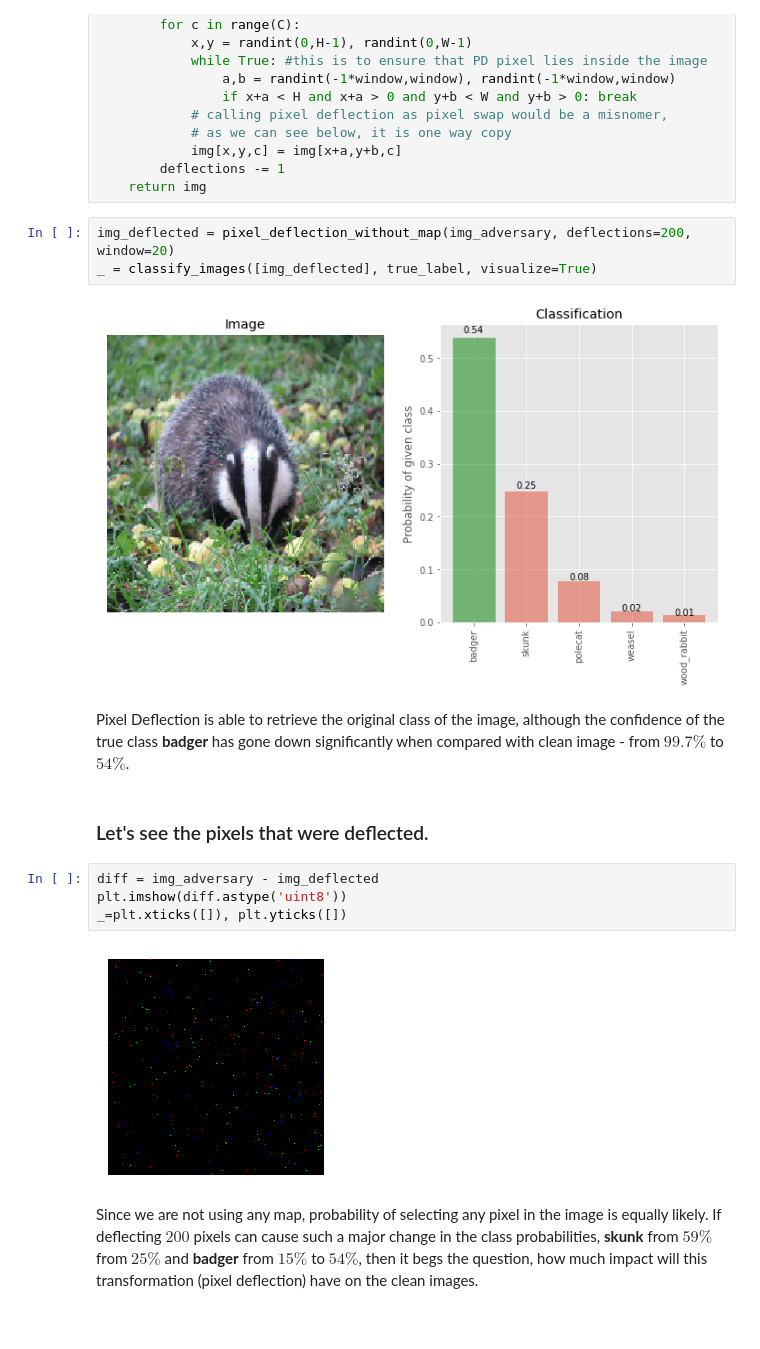
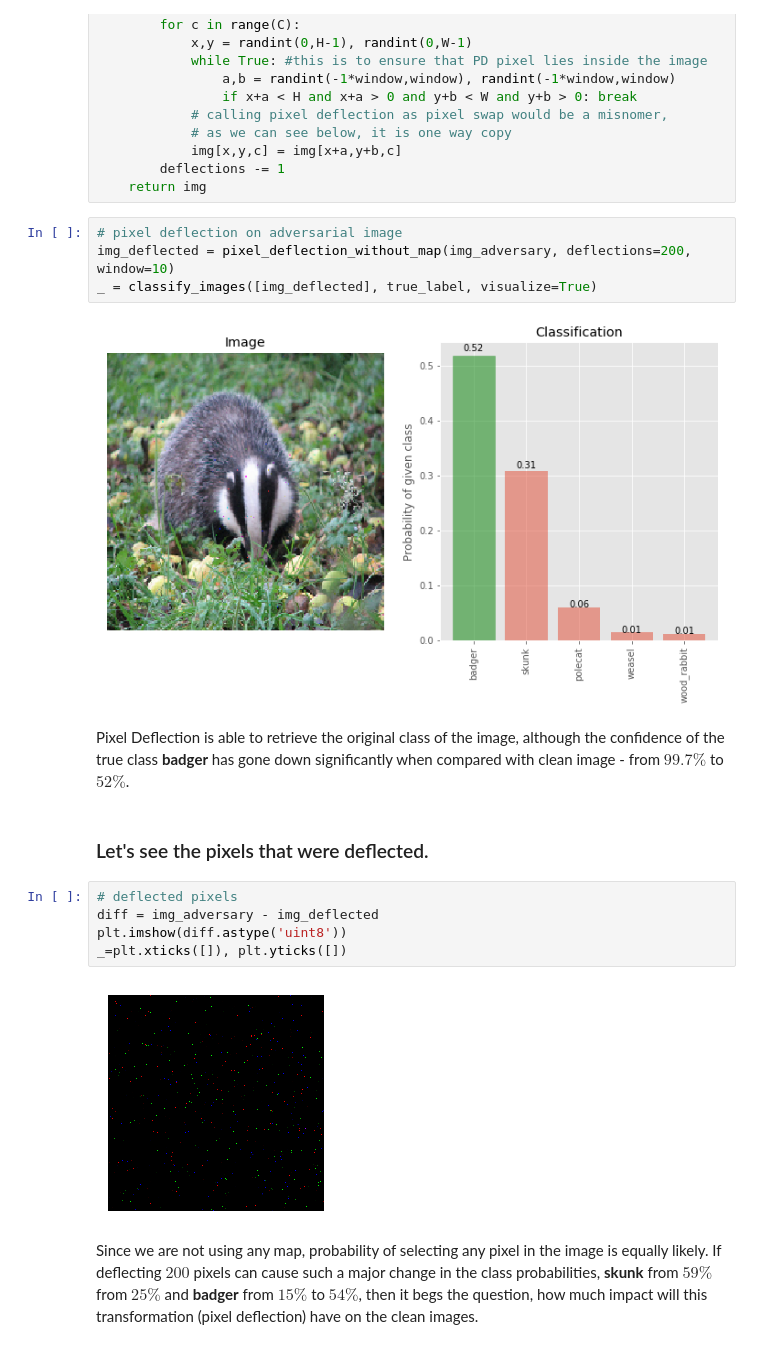
Before and after one commit to iamaaditya/pixel-deflection, a Jupyter notebook: demo.ipynb, the cells around one changed output. Drawn from its saved outputs; the diff is of its cells as text.

```diff
--- a/demo.ipynb
+++ b/demo.ipynb
@@ -123,15 +123,17 @@ def pixel_deflection_without_map(img, deflections, window):
         deflections -= 1
     return img
 # %%
-img_deflected = pixel_deflection_without_map(img_adversary, deflections=200, window=20)
+# pixel deflection on adversarial image
+img_deflected = pixel_deflection_without_map(img_adversary, deflections=200, window=10)
 _ = classify_images([img_deflected], true_label, visualize=True)
 # %% [output]
-[figure, old version]
+[figure, new version]
 # %% [markdown]
-Pixel Deflection is able to retrieve the original class of the image, although the confidence of the true class **badger** has gone down significantly when compared with clean image -  from $99.7\%$ to $54\%$.
+Pixel Deflection is able to retrieve the original class of the image, although the confidence of the true class **badger** has gone down significantly when compared with clean image -  from $99.7\%$ to $52\%$.
 # %% [markdown]
 ### Let's see the pixels that were deflected.
 # %%
+# deflected pixels
 diff = img_adversary - img_deflected
 plt.imshow(diff.astype('uint8'))
 _=plt.xticks([]), plt.yticks([])
```
Also changed, not shown: parts of 22 cells of this notebook, 3 other files.
